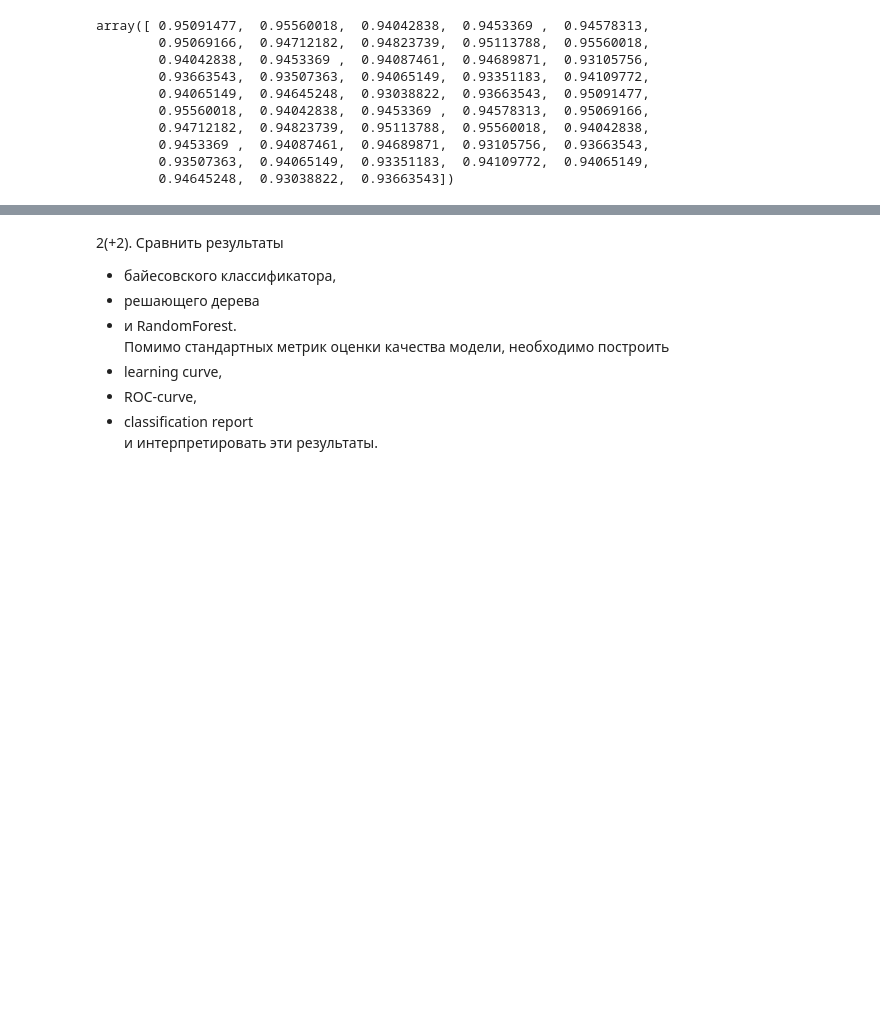
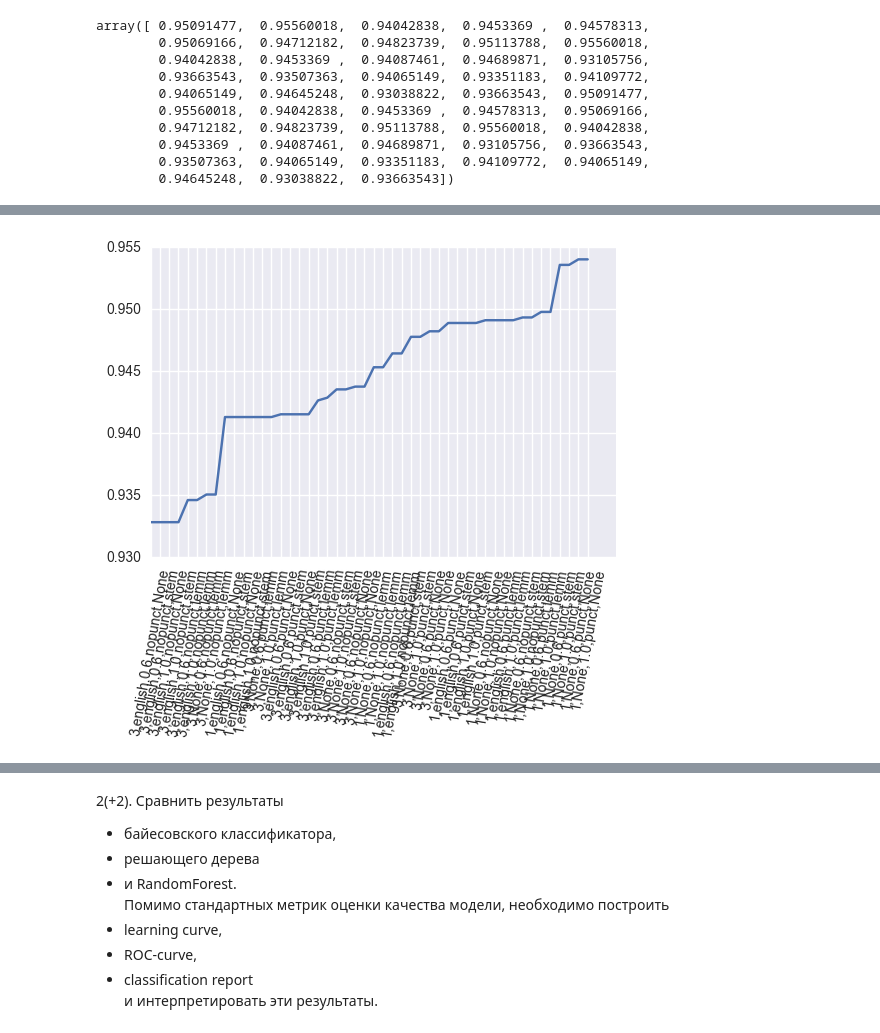
Before and after one commit to BasilisAndr/ml, a Jupyter notebook: spamagain.ipynb, the cells around one changed output, grey strips where cells are left out. Drawn from its saved outputs; the diff is of its cells as text; code cells hidden in the pictures; blank space fills up the shorter version.

```diff
--- a/spamagain.ipynb
+++ b/spamagain.ipynb
@@ -174,0 +182,7 @@ plt.show
+# %%
+tf_y, tf_x = zip(*sorted(zip(tf, parset)))
+plt.plot(list(range(len(tf_x))), list(tf_y))
+plt.xticks(list(range(len(tf_x))), list(tf_x), rotation=80)
+plt.show;
+# %% [output]
+[figure, added]
```
Also changed, not shown: parts of 14 cells of this notebook.
